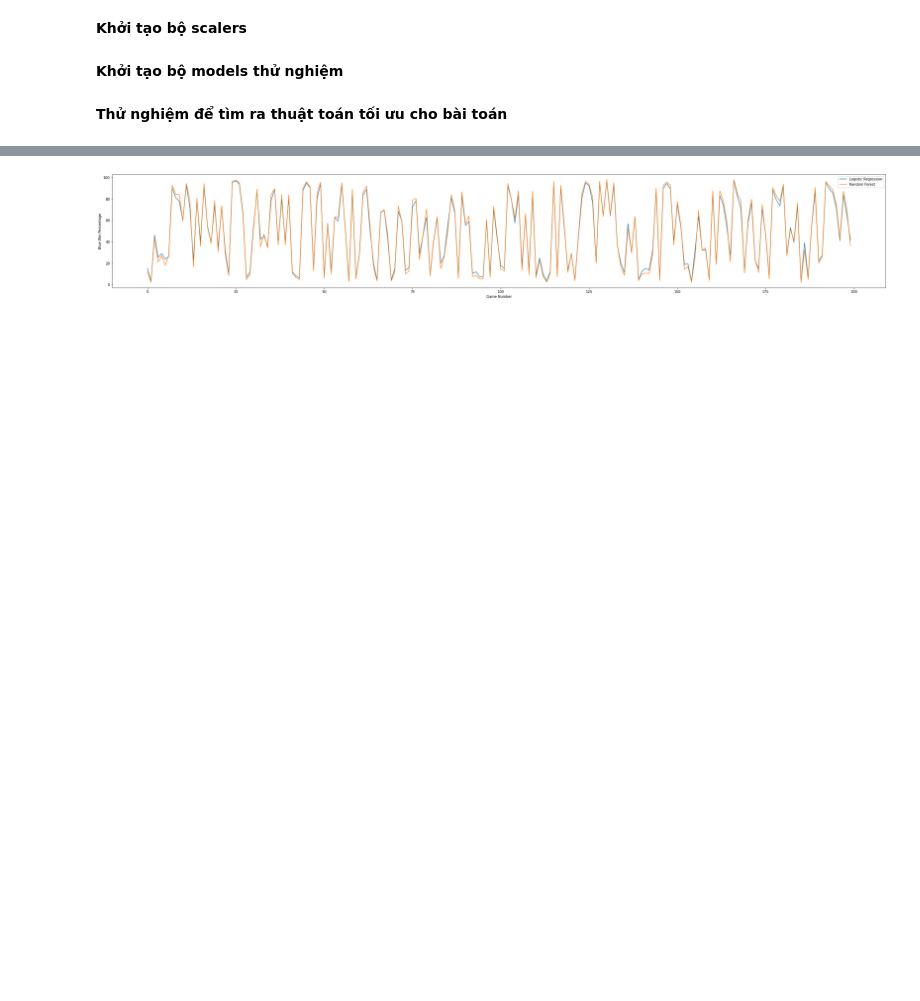
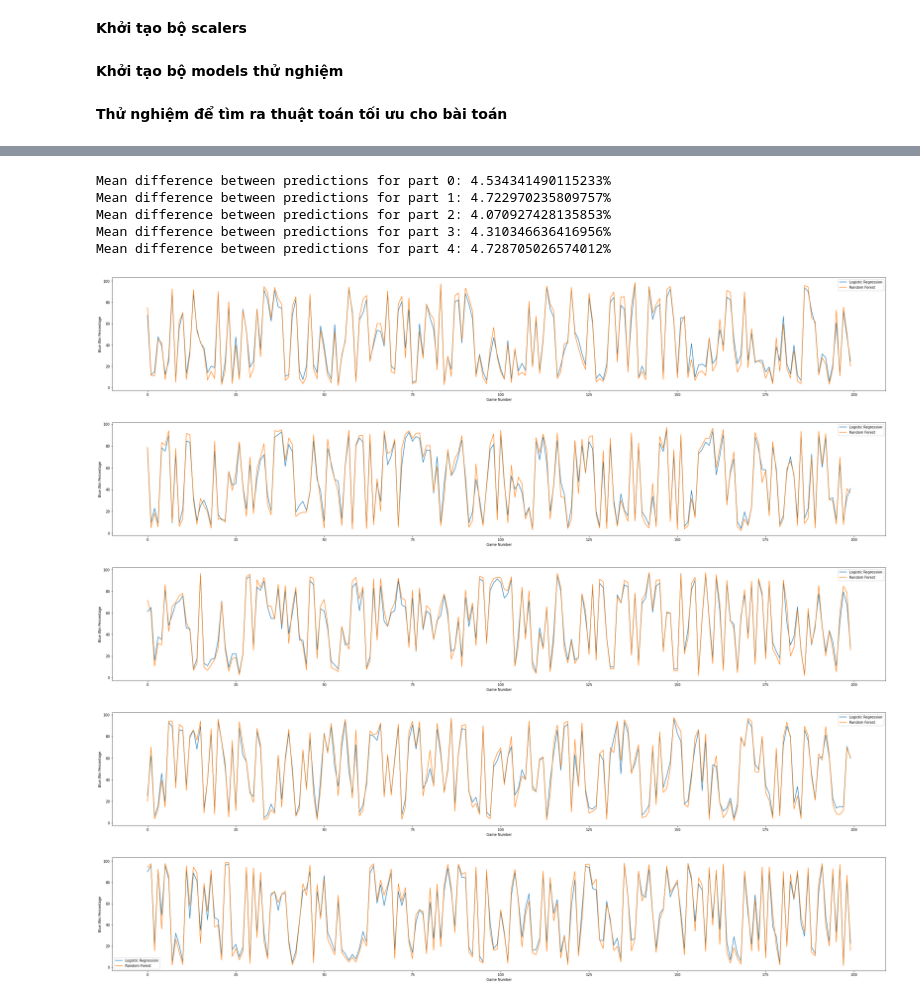
Before and after one commit to trucni2005/LeagueOfLegendsWinRatePredictorAt15, a Jupyter notebook: data_processing.ipynb, the cells around one changed output, grey strips where cells are left out. Saved outputs shown, nothing was run; the diff lists cells and outputs as text; code cells hidden in the pictures; blank space fills up the shorter version.

```diff
--- a/data_processing.ipynb
+++ b/data_processing.ipynb
@@ -170,31 +198,53 @@ LinearDiscriminantAnalysis accuracy on test set: 77.7944
+# %%
+for i in range(5):
+    # Load the data from the four CSV files
+    data1 = pd.read_csv(f'1ksamples_Logistic Regression_part_{i}.csv')
+    data2 = pd.read_csv(f'1ksamples_LinearDiscriminantAnalysis_part_{i}.csv')
+
+    # Calculate the difference between the two prediction columns
+    diff = abs(data1['blue_win_percentage'] - data2['blue_win_percentage'])
+
+    # Calculate the mean of the difference
+    mean_diff = diff.mean()
+
+    # Print the mean difference
+    print(f"Mean difference between predictions for part {i}: {mean_diff}%")
+# %% [output]
+Mean difference between predictions for part 0: 4.534341490115233%
+Mean difference between predictions for part 1: 4.722970235809757%
+Mean difference between predictions for part 2: 4.070927428135853%
+Mean difference between predictions for part 3: 4.310346636416956%
+Mean difference between predictions for part 4: 4.728705026574012%
 # %%
-import pandas as pd
-import matplotlib.pyplot as plt
+for i in range(5):
+    # Load the data from the four CSV files
+    data1 = pd.read_csv(f'1ksamples_Logistic Regression_part_{i}.csv')
+    data2 = pd.read_csv(f'1ksamples_LinearDiscriminantAnalysis_part_{i}.csv')
 
-# Load the data from the four CSV files
-data1 = pd.read_csv('Logistic Regression.csv')
-data2 = pd.read_csv('LinearDiscriminantAnalysis.csv')
+    y1 = data1['blue_win_percentage'].head(200)
+    y2 = data2['blue_win_percentage'].head(200)
 
-y1 = data1['blue_win_percentage'].head(200)
-y2 = data2['blue_win_percentage'].head(200)
+    # Create a list of x values from 0 to the length of y1
+    x = list(range(len(y1)))
 
-# Create a list of x values from 0 to the length of y1
-x = list(range(len(y1)))
+    plt.figure(figsize=(40, 6))
 
-plt.figure(figsize=(40, 6))
+    # Plot the four lines on the same graph
+    plt.plot(x, y1, label='Logistic Regression')
+    plt.plot(x, y2, label='Random Forest')
 
-# Plot the four lines on the same graph
-plt.plot(x, y1, label='Logistic Regression')
-plt.plot(x, y2, label='Random Forest')
+    # Add a legend to the graph
+    plt.legend()
 
-# Add a legend to the graph
-plt.legend()
+    # Add labels for the x and y axis
+    plt.xlabel('Game Number')
+    plt.ylabel('Blue Win Percentage')
 
-# Add labels for the x and y axis
-plt.xlabel('Game Number')
-plt.ylabel('Blue Win Percentage')
-
-# Show the graph
-plt.show()
+    # Show the graph
+    plt.show()
 # %% [output]
-[figure, old version]
+[figure, new version]
+[figure, added]
+[figure, added]
+[figure, added]
+[figure, added]
```
Also changed, not shown: parts of 17 cells of this notebook, 51 other files.
